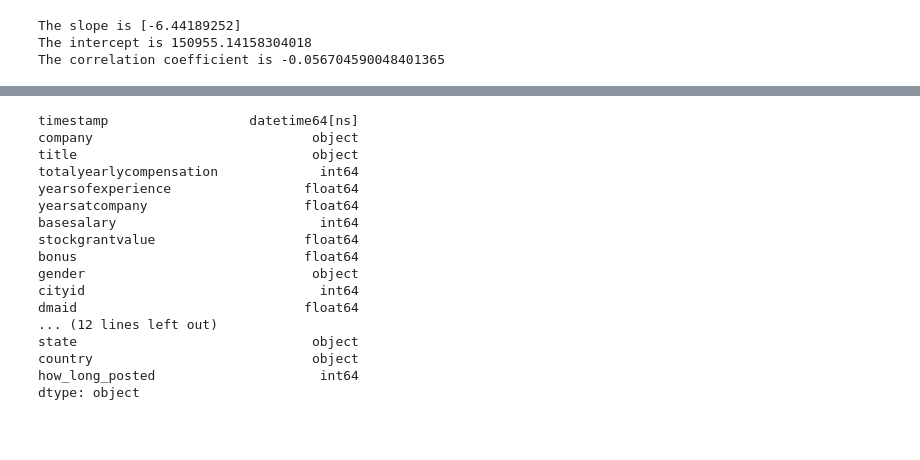
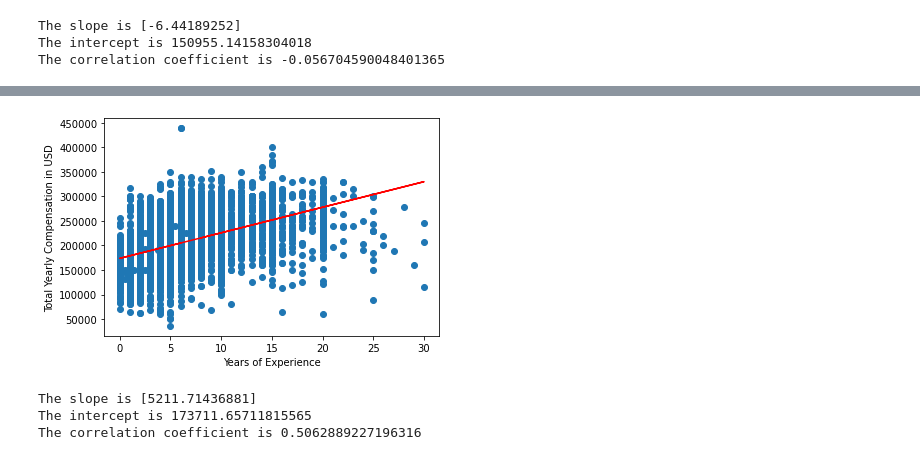
Before and after one commit to mgsrichard/Capstone-Project, a Jupyter notebook: Linear model testing.ipynb, the cells around one changed output, grey strips where cells are left out. Saved outputs shown, nothing was run; the diff lists cells and outputs as text; code cells hidden in the pictures; blank space fills up the shorter version.

Commit message:
single company regressions added at end

```diff
--- a/Linear model testing.ipynb
+++ b/Linear model testing.ipynb
@@ -231,0 +254,4 @@ The correlation coefficient is -0.056704590048401365
+# %%
+pd.set_option ('display.max_rows', 10)
+amazon_df = salaries_df.loc[salaries_df['company']=="Amazon"]
+amazon_df
@@ -232,22 +272,9 @@ The correlation coefficient is -0.056704590048401365
 # %%
-salaries_df.dtypes
+simple_regression(amazon_df)
 # %% [output]
+[figure, added]
-timestamp                  datetime64[ns]
-company                            object
-title                              object
-totalyearlycompensation             int64
-yearsofexperience                 float64
-yearsatcompany                    float64
-basesalary                          int64
-stockgrantvalue                   float64
-bonus                             float64
-gender                             object
-cityid                              int64
-dmaid                             float64
-... (12 lines left out)
-state                              object
-country                            object
-how_long_posted                     int64
-dtype: object
+The slope is [5211.71436881]
+The intercept is 173711.65711815565
+The correlation coefficient is 0.5062889227196316
 # %%
 #Ok, there don't seem to be any linear relationships to use in the data. have to rethink
```
Also changed, not shown: parts of 22 cells of this notebook.
